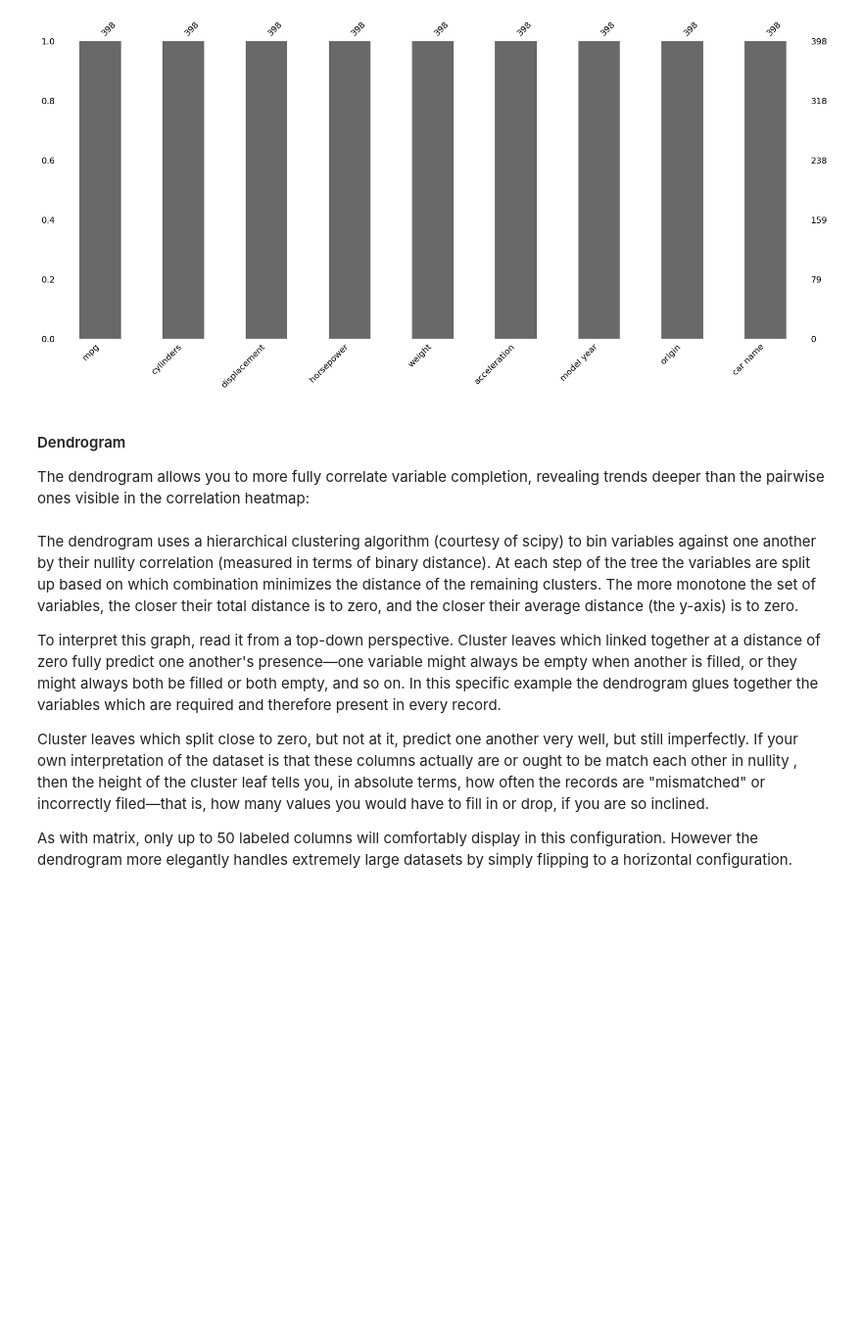
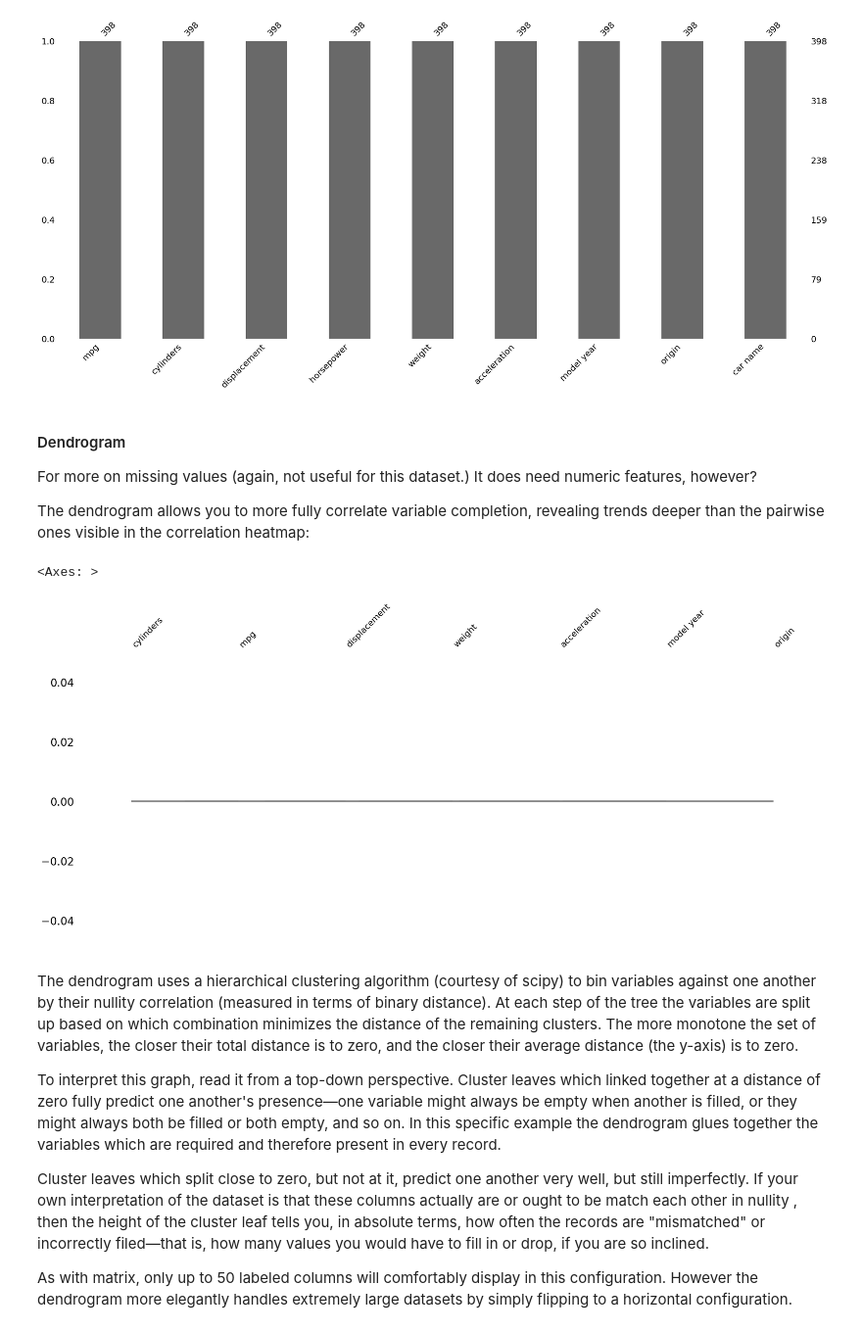
Before and after one commit to mariaingold/EDA_AutoMPG, a Jupyter notebook: 2_AutoMPG_EDA.ipynb, the cells around one changed output. Shown at 98% size. Drawn from its saved outputs; the diff is of its cells as text; code cells hidden in the pictures; blank space fills up the shorter version.

```diff
--- a/2_AutoMPG_EDA.ipynb
+++ b/2_AutoMPG_EDA.ipynb
@@ -144,9 +148,14 @@ msno.bar(auto_mpg)
 # %% [markdown]
 #### Dendrogram
 
+For more on missing values (again, not useful for this dataset.) It does need numeric features, however?
+
 The dendrogram allows you to more fully correlate variable completion, revealing trends deeper than the pairwise ones visible in the correlation heatmap:
 # %%
-msno.dendrogram(train)
+msno.dendrogram(numeric_features)
+# %% [output]
+<Axes: >
+[figure, added]
 # %% [markdown]
 The dendrogram uses a hierarchical clustering algorithm (courtesy of scipy) to bin variables against one another by their nullity correlation (measured in terms of binary distance). At each step of the tree the variables are split up based on which combination minimizes the distance of the remaining clusters. The more monotone the set of variables, the closer their total distance is to zero, and the closer their average distance (the y-axis) is to zero.
 
```
Also changed, not shown: parts of 43 cells of this notebook.
